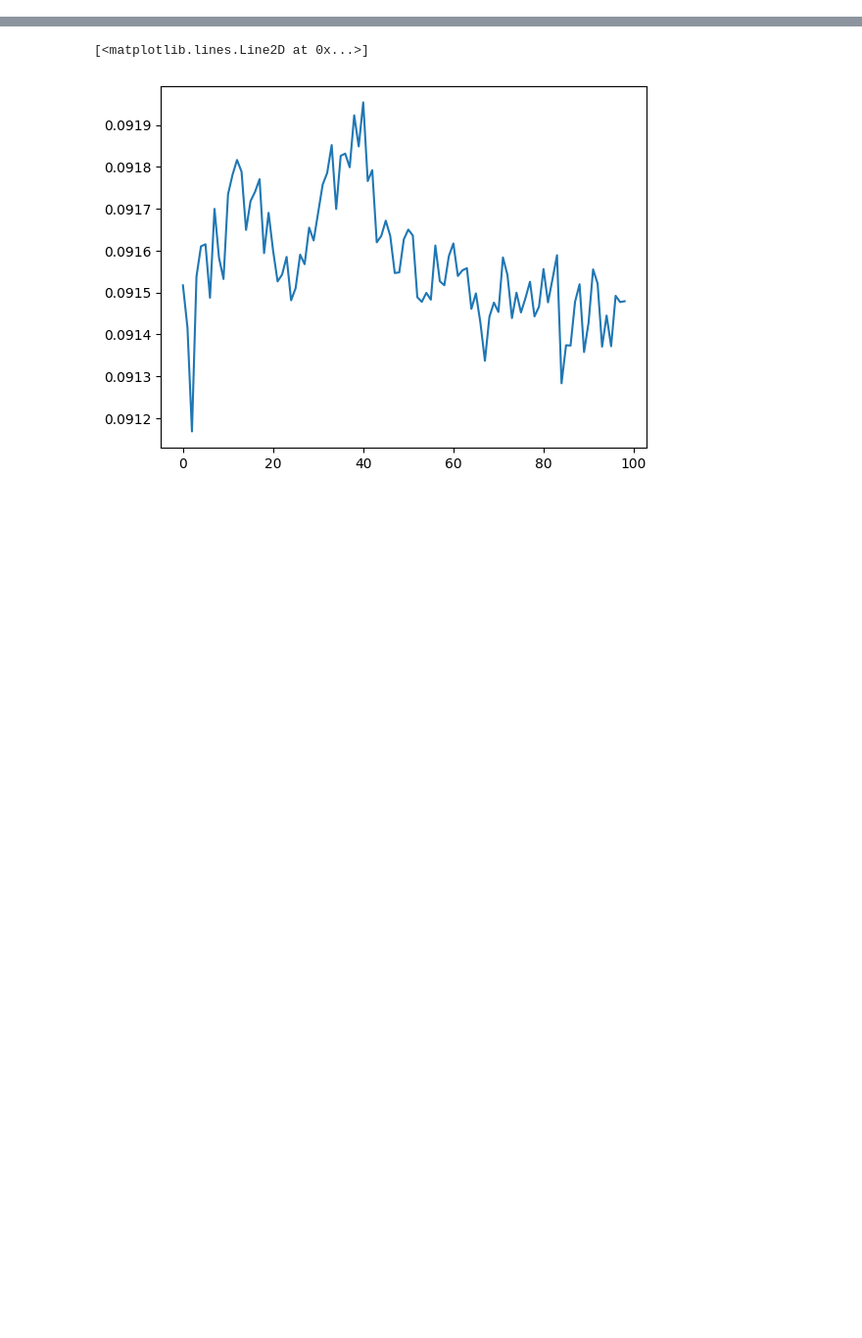
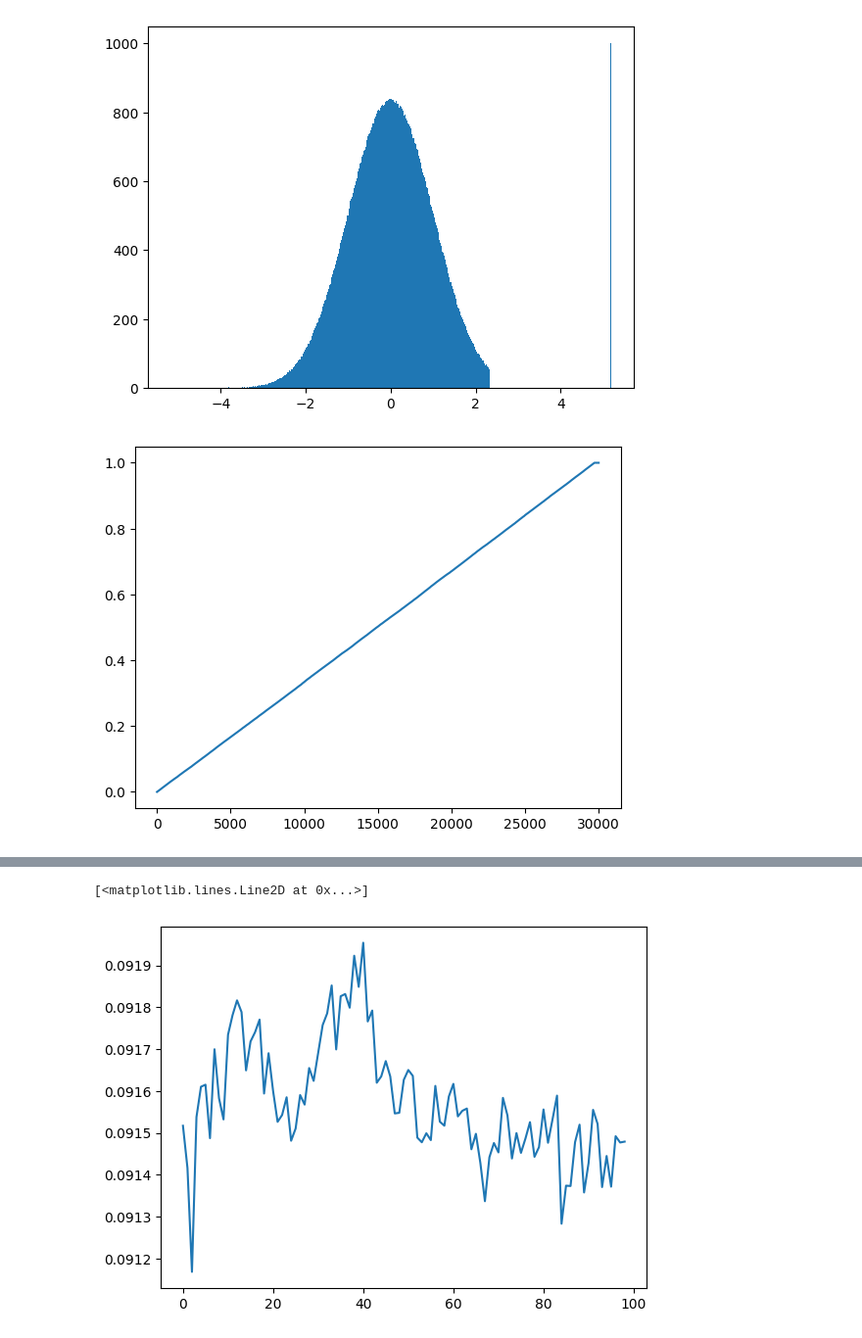
Before and after one commit to Alonl14/ML_Project, a Jupyter notebook: LUXE_GAN.ipynb, the cells around one changed output, grey strips where cells are left out. Shown at 98% size. Cells and saved outputs as stored; diff of their text form; code cells hidden in the pictures; blank space fills up the shorter version.

```diff
--- a/LUXE_GAN.ipynb
+++ b/LUXE_GAN.ipynb
@@ -92,6 +126,18 @@ def transform(df, dataset, fake_p):
     df[' pyy'] = df[' rp']*np.sin(df[' phi_p']-np.pi)
     df['theta'] = np.arccos(df[' pzz']/np.sqrt(df[' pzz']**2+df[' rp']**2))
     return df
+# %%
+X = np.random.random([100000,1])
+Y = np.ones([1000,1])
+X = np.concatenate((X,Y))
+Q_Test = qt(output_distribution='normal',n_quantiles=30000,subsample=100000)
+plt.hist(Q_Test.fit_transform(X),bins=500)
+plt.figure()
+plt.plot(Q_Test.quantiles_)
+plt.show()
+# %% [output]
+[figure, added]
+[figure, added]
 # %%
 G_losses = []
 D_losses = []
```
Also changed, not shown: parts of 5 cells of this notebook, 2 other files.
